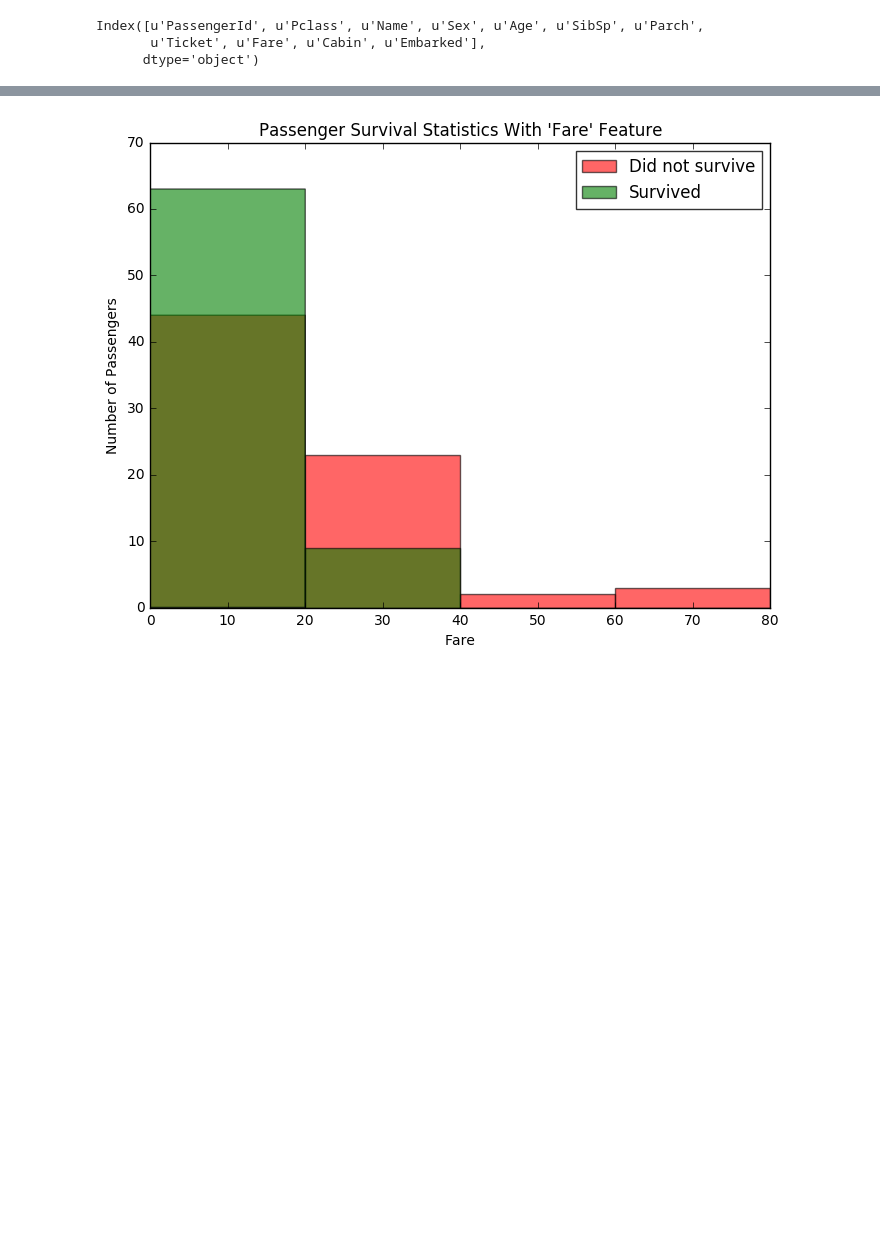
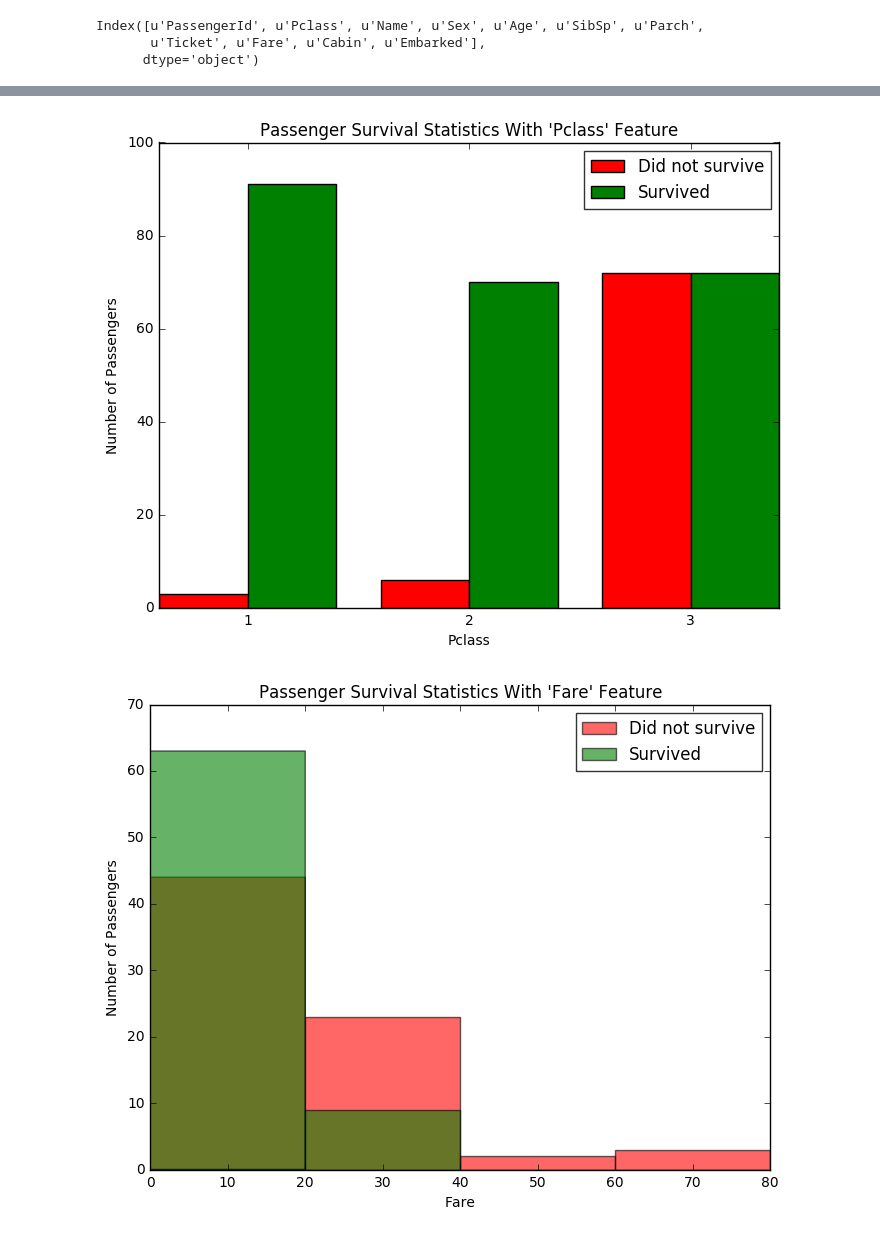
Before and after one commit to AaronRanAn/Udacity_MLNano_Proj_0, a Jupyter notebook: titanic_survival_exploration.ipynb, the cells around one changed output, grey strips where cells are left out. Cells and saved outputs as stored; diff of their text form; code cells hidden in the pictures; blank space fills up the shorter version.

```diff
--- a/titanic_survival_exploration.ipynb
+++ b/titanic_survival_exploration.ipynb
@@ -280,6 +280,10 @@ data.head()
 | 2 | 3 | 3 | Heikkinen, Miss. Laina | female | 26.0 | 0 | 0 | STON/O2. 3101282 | 7.9250 | NaN | ... |
 | 3 | 4 | 1 | Futrelle, Mrs. Jacques Heath (Lil... | female | 35.0 | 1 | 0 | 113803 | 53.1000 | C123 | ... |
 | 4 | 5 | 3 | Allen, Mr. William Henry | male | 35.0 | 0 | 0 | 373450 | 8.0500 | NaN | ... |
+# %%
+vs.survival_stats(data, outcomes, 'Pclass', ["Sex == 'female'"])
+# %% [output]
+[figure, added]
 # %%
 vs.survival_stats(data, outcomes, 'Fare', ["Sex == 'female'", "Pclass == 3"])
 # %% [output]
```
Also changed, not shown: parts of 1 cell of this notebook, 1 other file.
